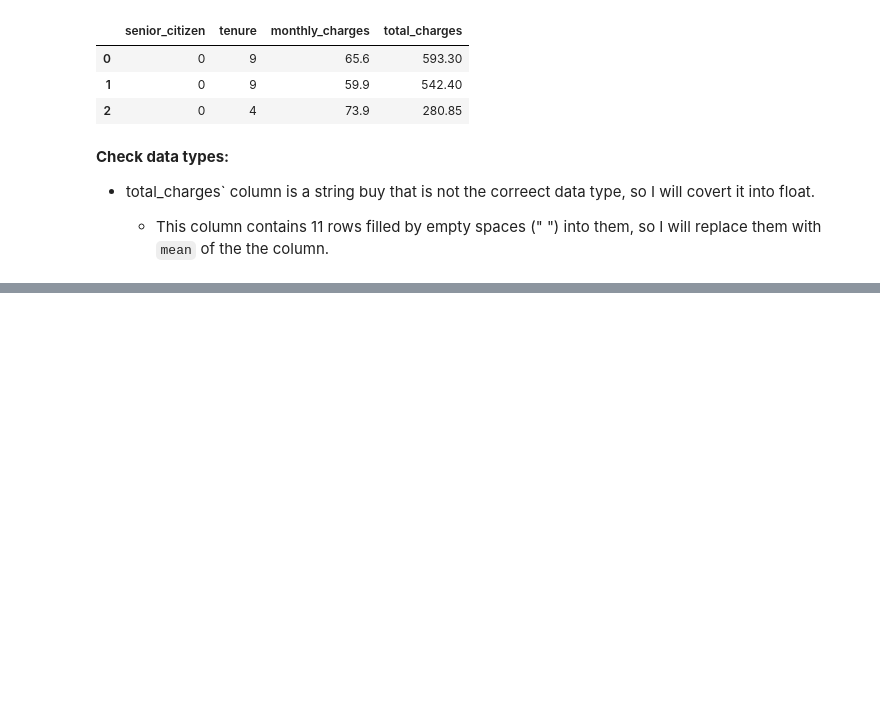
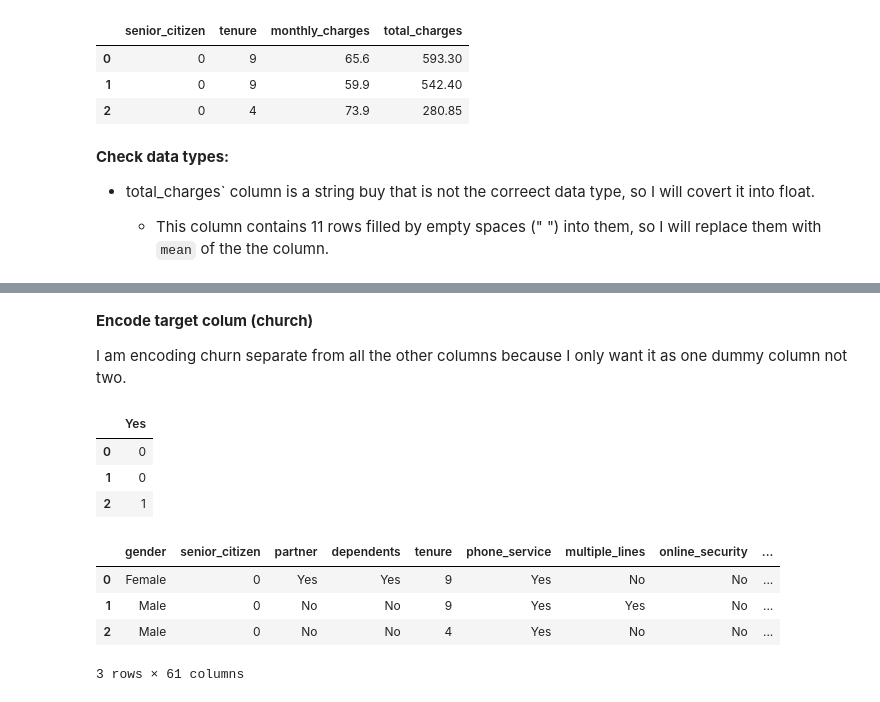
Before and after one commit to MigashaneVictoire/telco_churn_classification_project, a Jupyter notebook: prepare_work_file.ipynb, the cells around one changed output, grey strips where cells are left out. Saved outputs shown, nothing was run; the diff lists cells and outputs as text; code cells hidden in the pictures; blank space fills up the shorter version.

```diff
--- a/prepare_work_file.ipynb
+++ b/prepare_work_file.ipynb
@@ -167,0 +352,18 @@ numrics_cols = telco.select_dtypes("number")
+# %%
+# get all columns from dataframe
+all_columns = telco.columns
+
+# containers of different variable types
+categorical = []
+
+# separate variables
+for col in all_columns:
+    # count number of unique valus in the column
+    len_of_uniq = len(telco[col].unique())
+
+    # also checking for only object data types
+    if (col != "churn") and (len_of_uniq <= 5) and (telco[col].dtype == "O"):
+        categorical.append(col)
+    else: pass
+
+categorical
@@ -167,0 +388,4 @@ numrics_cols = telco.select_dtypes("number")
+# %%
+# generate dummy variables for each categorical column
+telco_dummies = pd.get_dummies(telco[categorical])
+telco_dummies.head(3)
@@ -167,0 +398,31 @@ numrics_cols = telco.select_dtypes("number")
+# %% [markdown]
+**Encode target colum (church)**
+
+I am encoding churn separate from all the other columns because I only want it as one dummy column not two.
+# %%
+# generate dummy variable for the target column
+target_dummy = pd.get_dummies(telco["churn"], drop_first=True)
+target_dummy.head(3)
+# %% [output]
+|  | Yes |
+| 0 | 0 |
+| 1 | 0 |
+| 2 | 1 |
+# %%
+# get column name of all the dummies
+dummy_cols = telco_dummies.columns
+
+# clean the dummy columns by replacing "-" with "_" and make the name lower case
+dummy_cols = dummy_cols.str.replace("-", "_").str.lower()
+
+# concatinate the dummies to the telco data frame
+telco["churn"] = target_dummy
+telco[dummy_cols] = telco_dummies
+
+telco.head(3)
+# %% [output]
+|  | gender | senior_citizen | partner | dependents | tenure | phone_service | multiple_lines | online_security | ... |
+| 0 | Female | 0 | Yes | Yes | 9 | Yes | No | No | ... |
+| 1 | Male | 0 | No | No | 9 | Yes | Yes | No | ... |
+| 2 | Male | 0 | No | No | 4 | Yes | No | No | ... |
+3 rows × 61 columns
```
Also changed, not shown: parts of 17 cells of this notebook, 2 other files.
